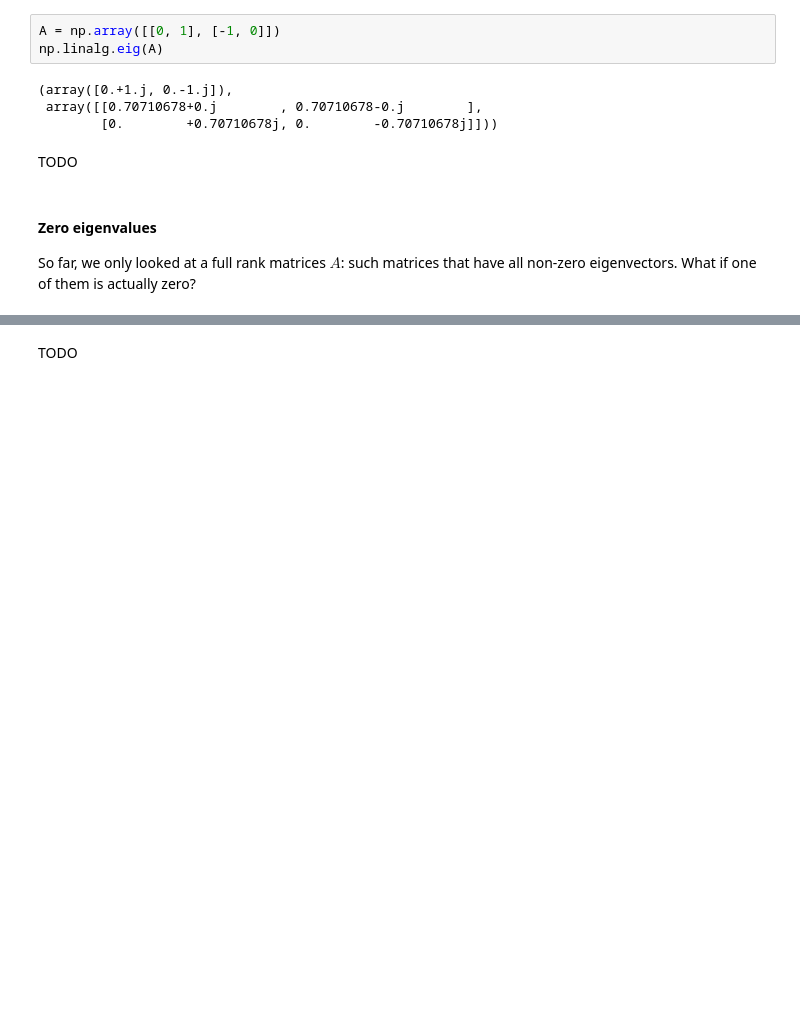
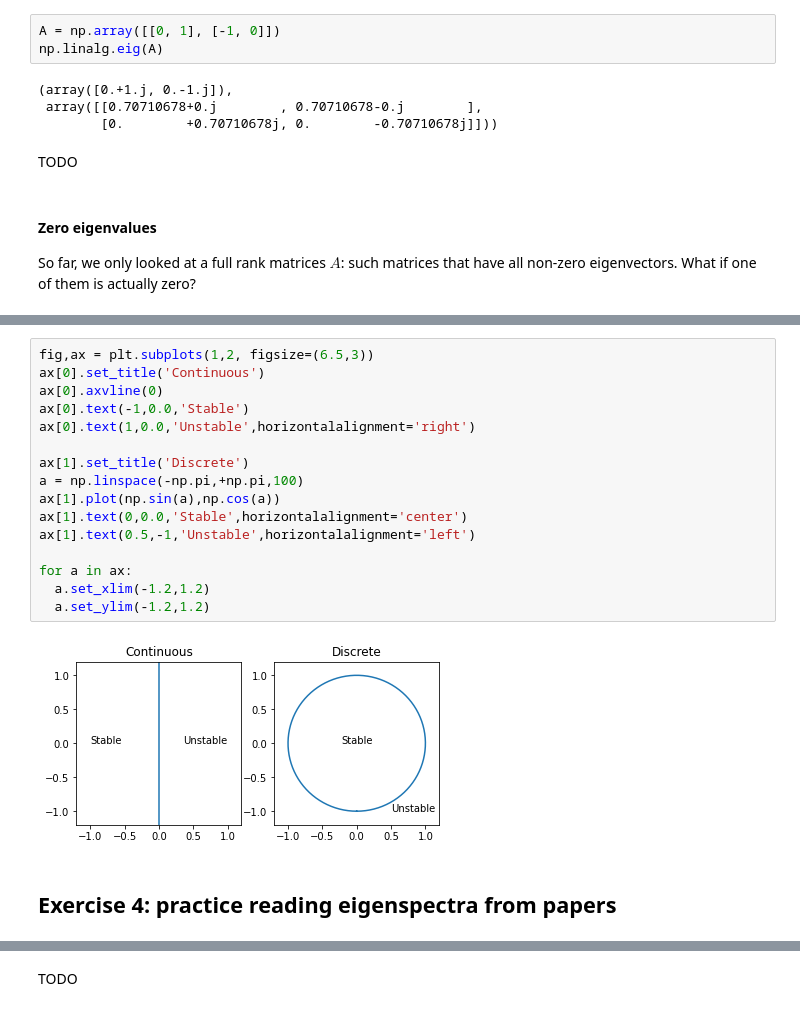
Before and after one commit to NinelK/IMBIZO2022_DS_tutorial_solutions, a Jupyter notebook: DS_tutorial_Parts_1_2_SOLUTIONS.ipynb, the cells around one changed output, grey strips where cells are left out. Cells and saved outputs as stored; diff of their text form; blank space fills up the shorter version.

```diff
--- a/DS_tutorial_Parts_1_2_SOLUTIONS.ipynb
+++ b/DS_tutorial_Parts_1_2_SOLUTIONS.ipynb
@@ -421,0 +497,20 @@ So far, we only looked at a full rank matrices $A$: such matrices that have all
+# %%
+fig,ax = plt.subplots(1,2, figsize=(6.5,3))
+ax[0].set_title('Continuous')
+ax[0].axvline(0)
+ax[0].text(-1,0.0,'Stable')
+ax[0].text(1,0.0,'Unstable',horizontalalignment='right')
+
+ax[1].set_title('Discrete')
+a = np.linspace(-np.pi,+np.pi,100)
+ax[1].plot(np.sin(a),np.cos(a))
+ax[1].text(0,0.0,'Stable',horizontalalignment='center')
+ax[1].text(0.5,-1,'Unstable',horizontalalignment='left')
+
+for a in ax:
+  a.set_xlim(-1.2,1.2)
+  a.set_ylim(-1.2,1.2)
+# %% [output]
+[figure, added]
+# %% [markdown]
+## **Exercise 4:** practice reading eigenspectra from papers
```
Also changed, not shown: parts of 31 cells of this notebook.
